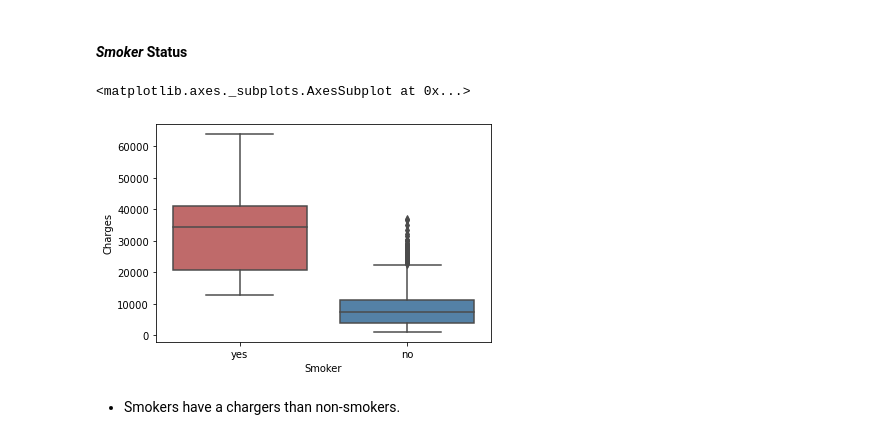
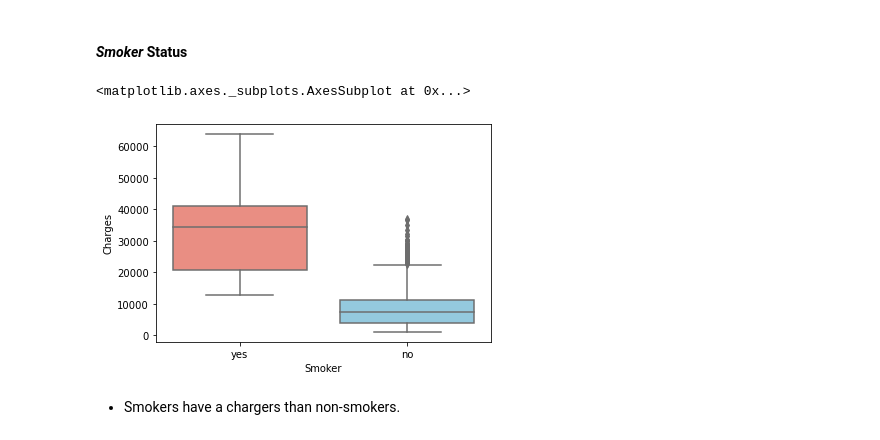
Before and after one commit to gracecmy/MedicalCosts-Regression, a Jupyter notebook: predicting-medical-charges-with-gradient-boost.ipynb, the cells around one changed output. Drawn from its saved outputs; the diff is of its cells as text; code cells hidden in the pictures.

```diff
--- a/predicting-medical-charges-with-gradient-boost.ipynb
+++ b/predicting-medical-charges-with-gradient-boost.ipynb
@@ -110,10 +110,10 @@ sns.boxplot(x=df["Children"],y=df["Charges"],palette="Set1")
 # %% [markdown]
 #### *Smoker* Status
 # %%
-sns.boxplot(x=df["Smoker"],y=df["Charges"],palette={"yes":"indianred","no":"steelblue"})
+sns.boxplot(x=df["Smoker"],y=df["Charges"],palette={"yes":"salmon","no":"skyblue"})
 # %% [output]
 <matplotlib.axes._subplots.AxesSubplot at 0x...>
-[figure, old version]
+[figure, new version]
 # %% [markdown]
 * Smokers have a chargers than non-smokers.
 # %% [markdown]
```
Also changed, not shown: parts of 14 cells of this notebook.
